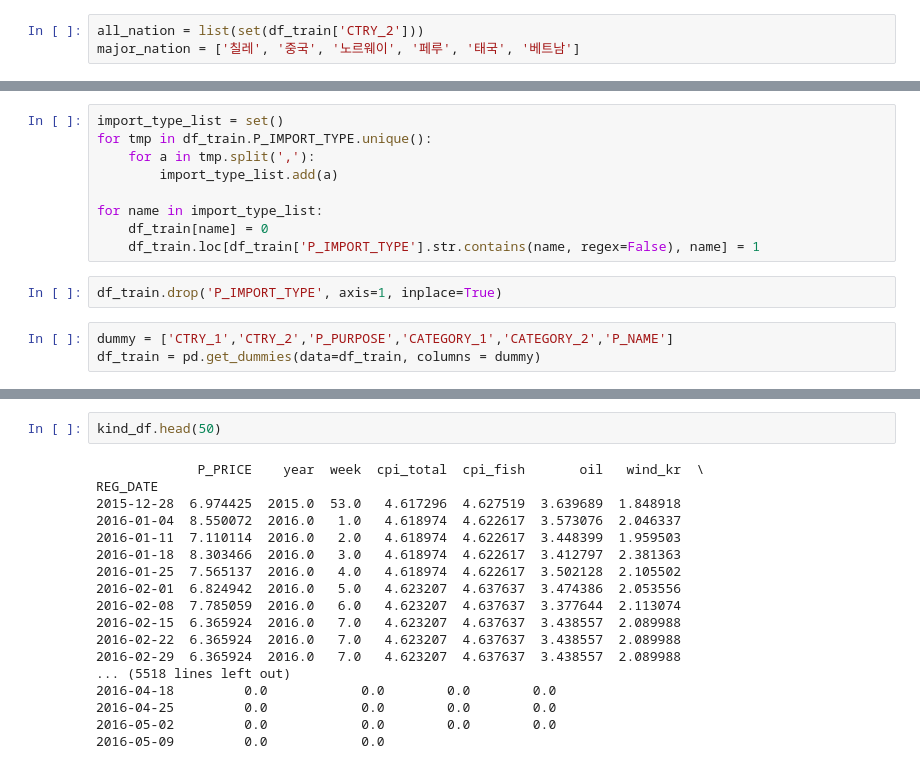
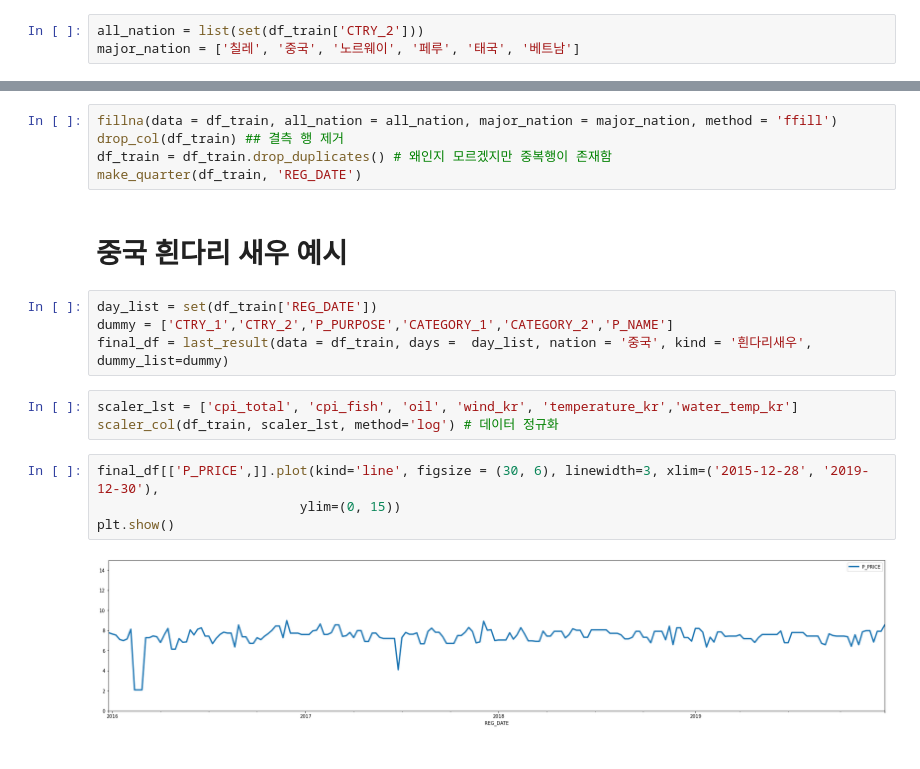
Before and after one commit to Yeony54/Project_Seafood_Import_Price_Prediction, a Jupyter notebook: time_series_.ipynb, the cells around one changed output, grey strips where cells are left out. Drawn from its saved outputs; the diff is of its cells as text.

```diff
--- a/time_series_.ipynb
+++ b/time_series_.ipynb
@@ -193,14 +205,0 @@ make_quarter(df_train, 'REG_DATE')
-# %%
-import_type_list = set()
-for tmp in df_train.P_IMPORT_TYPE.unique():
-    for a in tmp.split(','):
-        import_type_list.add(a)
-
-for name in import_type_list:
-    df_train[name] = 0
-    df_train.loc[df_train['P_IMPORT_TYPE'].str.contains(name, regex=False), name] = 1
-# %%
-df_train.drop('P_IMPORT_TYPE', axis=1, inplace=True)
-# %%
-dummy = ['CTRY_1','CTRY_2','P_PURPOSE','CATEGORY_1','CATEGORY_2','P_NAME']
-df_train = pd.get_dummies(data=df_train, columns = dummy)
@@ -224,20 +206,20 @@ DatetimeIndex(['2015-12-28', '2016-01-04', '2016-01-11', '2016-01-18',
-# %%
-kind_df.head(50)
-# %% [output]
-             P_PRICE    year  week  cpi_total  cpi_fish       oil   wind_kr  \
-REG_DATE
-2015-12-28  6.974425  2015.0  53.0   4.617296  4.627519  3.639689  1.848918
-2016-01-04  8.550072  2016.0   1.0   4.618974  4.622617  3.573076  2.046337
-2016-01-11  7.110114  2016.0   2.0   4.618974  4.622617  3.448399  1.959503
-2016-01-18  8.303466  2016.0   3.0   4.618974  4.622617  3.412797  2.381363
-2016-01-25  7.565137  2016.0   4.0   4.618974  4.622617  3.502128  2.105502
-2016-02-01  6.824942  2016.0   5.0   4.623207  4.637637  3.474386  2.053556
-2016-02-08  7.785059  2016.0   6.0   4.623207  4.637637  3.377644  2.113074
-2016-02-15  6.365924  2016.0   7.0   4.623207  4.637637  3.438557  2.089988
-2016-02-22  6.365924  2016.0   7.0   4.623207  4.637637  3.438557  2.089988
-2016-02-29  6.365924  2016.0   7.0   4.623207  4.637637  3.438557  2.089988
-... (5518 lines left out)
-2016-04-18         0.0            0.0        0.0        0.0
-2016-04-25         0.0            0.0        0.0        0.0
-2016-05-02         0.0            0.0        0.0        0.0
-2016-05-09         0.0            0.0
+# %%
+fillna(data = df_train, all_nation = all_nation, major_nation = major_nation, method = 'ffill')
+drop_col(df_train) ## 결측 행 제거
+df_train = df_train.drop_duplicates() # 왜인지 모르겠지만 중복행이 존재함
+make_quarter(df_train, 'REG_DATE')
+# %% [markdown]
+# 중국 흰다리 새우 예시
+# %%
+day_list = set(df_train['REG_DATE'])
+dummy = ['CTRY_1','CTRY_2','P_PURPOSE','CATEGORY_1','CATEGORY_2','P_NAME']
+final_df = last_result(data = df_train, days =  day_list, nation = '중국', kind = '흰다리새우', dummy_list=dummy)
+# %%
+scaler_lst = ['cpi_total', 'cpi_fish', 'oil', 'wind_kr', 'temperature_kr','water_temp_kr']
+scaler_col(df_train, scaler_lst, method='log') # 데이터 정규화
+# %%
+final_df[['P_PRICE',]].plot(kind='line', figsize = (30, 6), linewidth=3, xlim=('2015-12-28', '2019-12-30'),
+                          ylim=(0, 15))
+plt.show()
+# %% [output]
+[figure, added]
```
Also changed, not shown: parts of 30 cells of this notebook.
